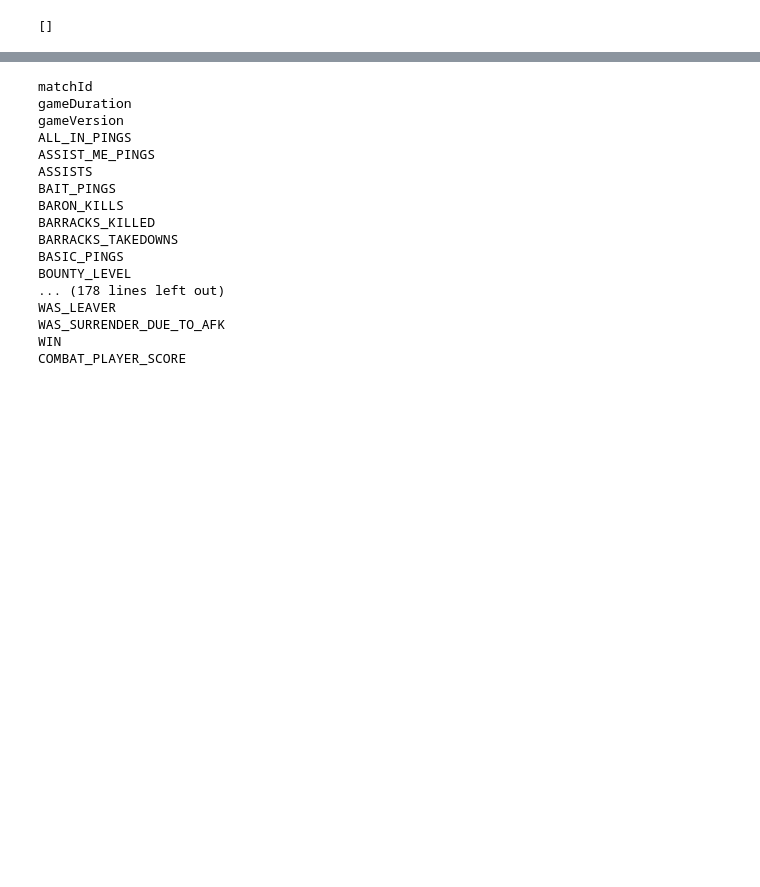
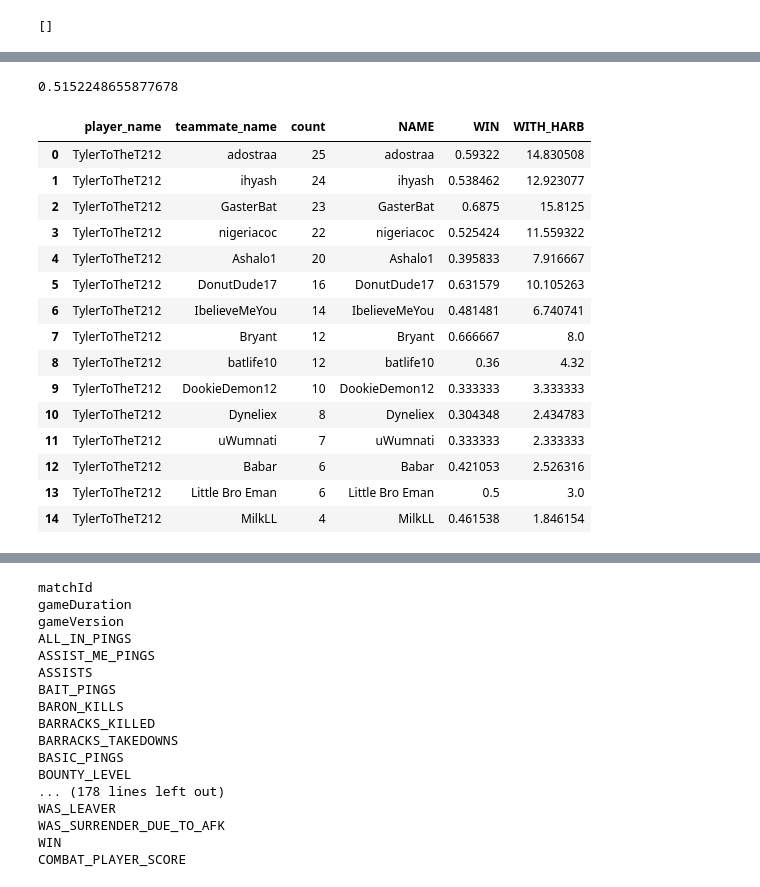
Before and after one commit to lucamenotti/5v5s, a Jupyter notebook: panda.ipynb, the cells around one changed output, grey strips where cells are left out. Cells and saved outputs as stored; diff of their text form; code cells hidden in the pictures; blank space fills up the shorter version.

```diff
--- a/panda.ipynb
+++ b/panda.ipynb
@@ -216,0 +212,63 @@ standardize(temp_df[['NAME','TOTAL_DAMAGE_DEALT']].groupby('NAME').mean()).sort_
+# %%
+grouped = df.groupby(['matchId', 'TEAM'])
+teammate_counts = defaultdict(lambda: defaultdict(int))
+
+for (match_id, team_number), group in grouped:
+    players = group['NAME'].tolist()
+    # Create all possible pairs of teammates
+    for player1, player2 in combinations(players, 2):
+        # Increment the count for each pair (both ways, since it's undirected)
+        teammate_counts[player1][player2] += 1
+        teammate_counts[player2][player1] += 1
+
+# Convert the result to a more readable format (DataFrame)
+teammate_stats = []
+for player, teammates in teammate_counts.items():
+    for teammate, count in teammates.items():
+        teammate_stats.append({'player_name': player, 'teammate_name': teammate, 'count': count})
+
+teammate_df = pd.DataFrame(teammate_stats)
+# %%
+name = 'TylerToTheT212'
+
+harb = teammate_df[teammate_df['player_name'] == name].sort_values('count',ascending = False)
+
+win_change = {
+    'Win' : True,
+    'Fail' : False
+}
+
+copy_df = df.copy()[['NAME','WIN']]
+
+copy_df['WIN'] = copy_df['WIN'].map(win_change)
+
+
+c = copy_df.groupby('NAME').mean().reset_index()
+
+c = c[c['NAME'].isin(np.array(harb['teammate_name']))]
+
+harb = pd.merge(harb,c, left_on = 'teammate_name', right_on='NAME')
+
+harb.drop(columns =['NAME'])
+harb['WITH_HARB'] = (harb['WIN'] * harb['count'])
+num = (harb['WIN'] * harb['count']).sum()/harb['count'].sum()
+print(num)
+harb
+# %% [output]
+0.5152248655877678
+|  | player_name | teammate_name | count | NAME | WIN | WITH_HARB |
+| 0 | TylerToTheT212 | adostraa | 25 | adostraa | 0.59322 | 14.830508 |
+| 1 | TylerToTheT212 | ihyash | 24 | ihyash | 0.538462 | 12.923077 |
+| 2 | TylerToTheT212 | GasterBat | 23 | GasterBat | 0.6875 | 15.8125 |
+| 3 | TylerToTheT212 | nigeriacoc | 22 | nigeriacoc | 0.525424 | 11.559322 |
+| 4 | TylerToTheT212 | Ashalo1 | 20 | Ashalo1 | 0.395833 | 7.916667 |
+| 5 | TylerToTheT212 | DonutDude17 | 16 | DonutDude17 | 0.631579 | 10.105263 |
+| 6 | TylerToTheT212 | IbelieveMeYou | 14 | IbelieveMeYou | 0.481481 | 6.740741 |
+| 7 | TylerToTheT212 | Bryant | 12 | Bryant | 0.666667 | 8.0 |
+| 8 | TylerToTheT212 | batlife10 | 12 | batlife10 | 0.36 | 4.32 |
+| 9 | TylerToTheT212 | DookieDemon12 | 10 | DookieDemon12 | 0.333333 | 3.333333 |
+| 10 | TylerToTheT212 | Dyneliex | 8 | Dyneliex | 0.304348 | 2.434783 |
+| 11 | TylerToTheT212 | uWumnati | 7 | uWumnati | 0.333333 | 2.333333 |
+| 12 | TylerToTheT212 | Babar | 6 | Babar | 0.421053 | 2.526316 |
+| 13 | TylerToTheT212 | Little Bro Eman | 6 | Little Bro Eman | 0.5 | 3.0 |
+| 14 | TylerToTheT212 | MilkLL | 4 | MilkLL | 0.461538 | 1.846154 |
```
Also changed, not shown: parts of 9 cells of this notebook.
